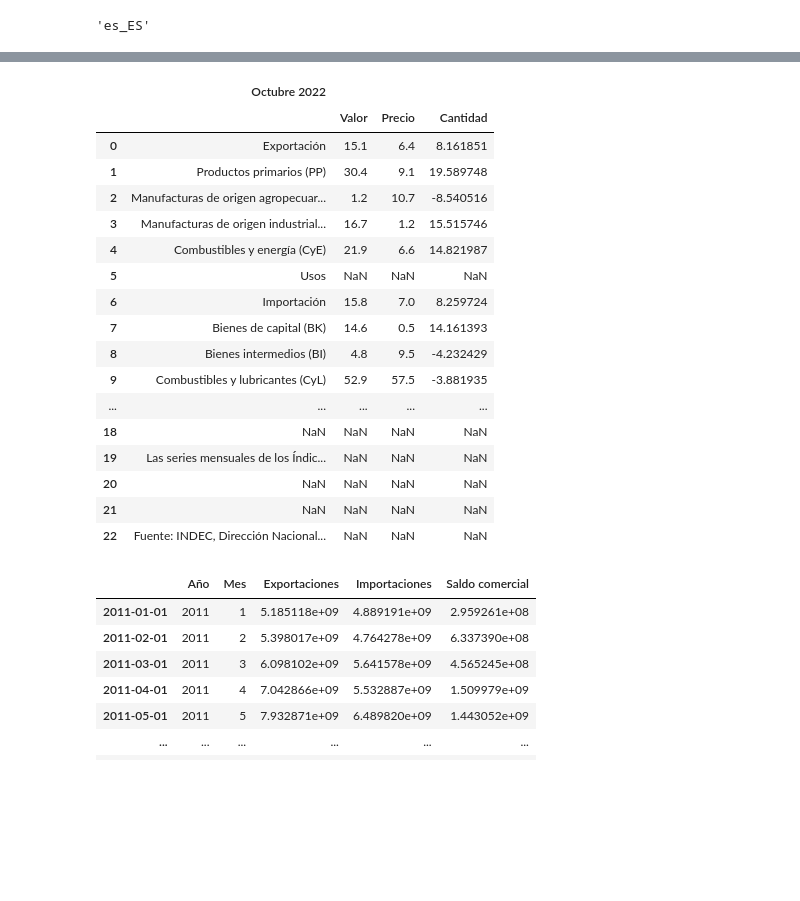
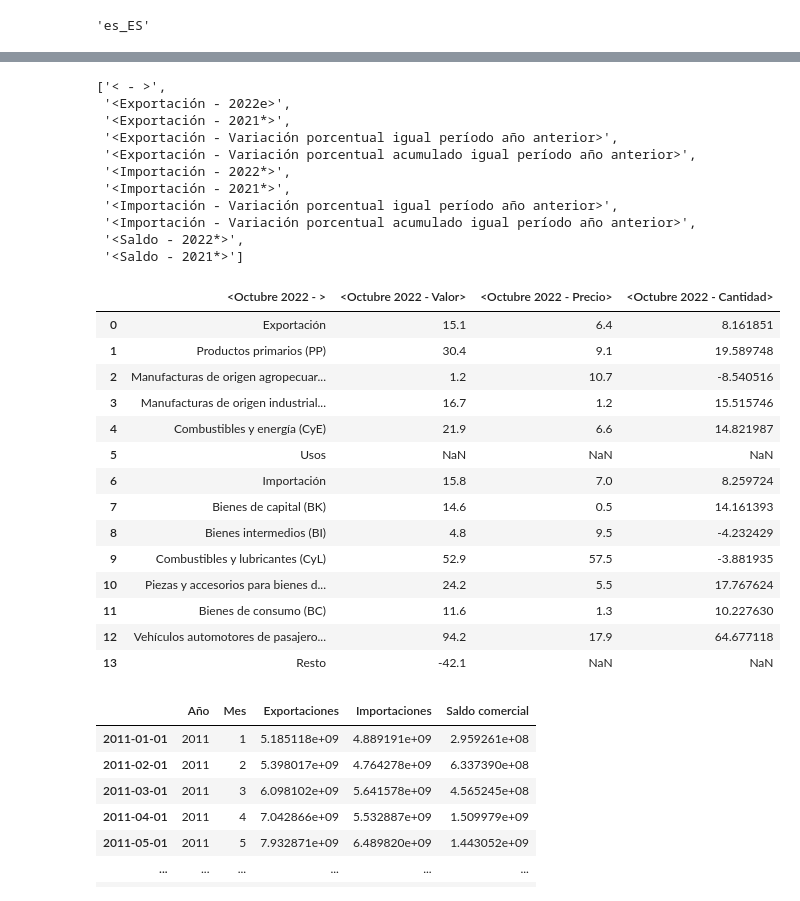
Before and after one commit to LucaGelmini/ica-astro, a Jupyter notebook: src/wrangling py/jupyter/index.ipynb, the cells around one changed output, grey strips where cells are left out. Drawn from its saved outputs; the diff is of its cells as text; code cells hidden in the pictures; blank space fills up the shorter version.

```diff
--- a/src/wrangling py/jupyter/index.ipynb
+++ b/src/wrangling py/jupyter/index.ipynb
@@ -45,11 +51,32 @@ c1.head()
+# %%
+c1_columnas = ["<"+a+" - "+b+">" for a,b in zip(header[0],header[1])]
+c1.columns = c1_columnas
+# %% [output]
+['< - >',
+ '<Exportación - 2022e>',
+ '<Exportación - 2021*>',
+ '<Exportación - Variación porcentual igual período año anterior>',
+ '<Exportación - Variación porcentual acumulado igual período año anterior>',
+ '<Importación - 2022*>',
+ '<Importación - 2021*>',
+ '<Importación - Variación porcentual igual período año anterior>',
+ '<Importación - Variación porcentual acumulado igual período año anterior>',
+ '<Saldo - 2022*>',
+ '<Saldo - 2021*>']
 # %%
 c2 = pd.read_excel("../data/ICA_esqueleto.xlsx",sheet_name="c 2",skiprows=5)
-c2.columns = [np.array(["Octubre 2022","Octubre 2022","Octubre 2022","Octubre 2022"]),
+# c2.columns = [np.array(["Octubre 2022","Octubre 2022","Octubre 2022","Octubre 2022"]),
+#               np.array(["","Valor","Precio","Cantidad"])]
+c2
+
+c2_columnas = [np.array(["Octubre 2022"]*4),np.array([" - "]*4),
               np.array(["","Valor","Precio","Cantidad"])]
+
+c2_columnas = ["<"+a+b+c+">" for a,b,c in zip(c2_columnas[0],c2_columnas[1],c2_columnas[2])]
+c2.columns = c2_columnas
 c2
 # %% [output]
-|  | Octubre 2022 |  |  |  |
-|  |  | Valor | Precio | Cantidad |
+|  | <Octubre 2022 - > | <Octubre 2022 - Valor> | <Octubre 2022 - Precio> | <Octubre 2022 - Cantidad> |
 | 0 | Exportación | 15.1 | 6.4 | 8.161851 |
 | 1 | Productos primarios (PP) | 30.4 | 9.1 | 19.589748 |
 | 2 | Manufacturas de origen agropecuar... | 1.2 | 10.7 | -8.540516 |
@@ -60,12 +87,10 @@ c2
 | 7 | Bienes de capital (BK) | 14.6 | 0.5 | 14.161393 |
 | 8 | Bienes intermedios (BI) | 4.8 | 9.5 | -4.232429 |
 | 9 | Combustibles y lubricantes (CyL) | 52.9 | 57.5 | -3.881935 |
-| ... | ... | ... | ... | ... |
-| 18 | NaN | NaN | NaN | NaN |
-| 19 | Las series mensuales de los Índic... | NaN | NaN | NaN |
-| 20 | NaN | NaN | NaN | NaN |
-| 21 | NaN | NaN | NaN | NaN |
-| 22 | Fuente: INDEC, Dirección Nacional... | NaN | NaN | NaN |
+| 10 | Piezas y accesorios para bienes d... | 24.2 | 5.5 | 17.767624 |
+| 11 | Bienes de consumo (BC) | 11.6 | 1.3 | 10.227630 |
+| 12 | Vehículos automotores de pasajero... | 94.2 | 17.9 | 64.677118 |
+| 13 | Resto | -42.1 | NaN | NaN |
 # %%
 balanza = pd.read_csv("../data/SerieHistorica.csv",sep=";",decimal=",")
 balanza.index = pd.to_datetime((balanza.Mes.astype(str) + "-"+balanza["Año"].astype(str)))
```
Also changed, not shown: parts of 3 cells of this notebook, 1 other file.
